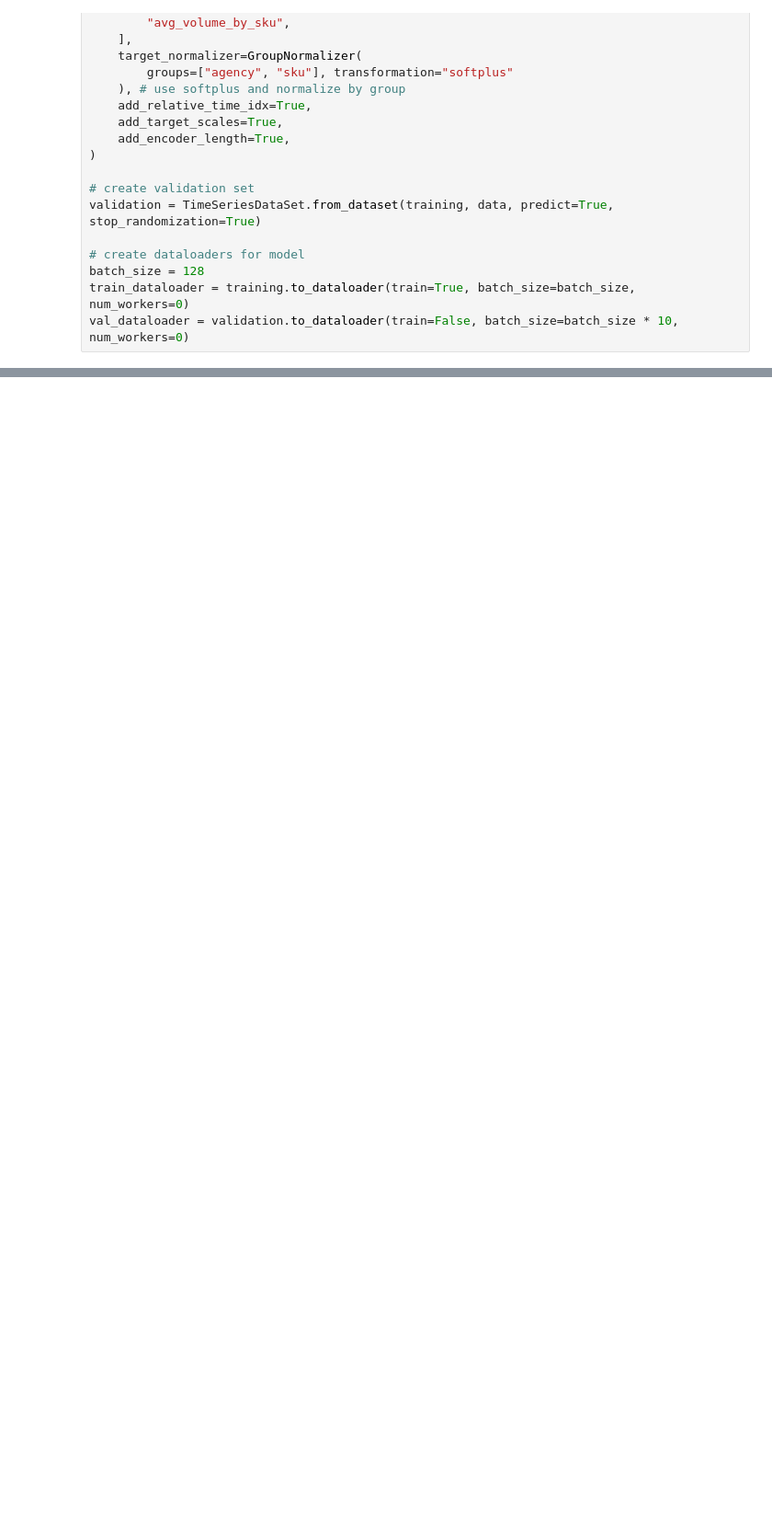
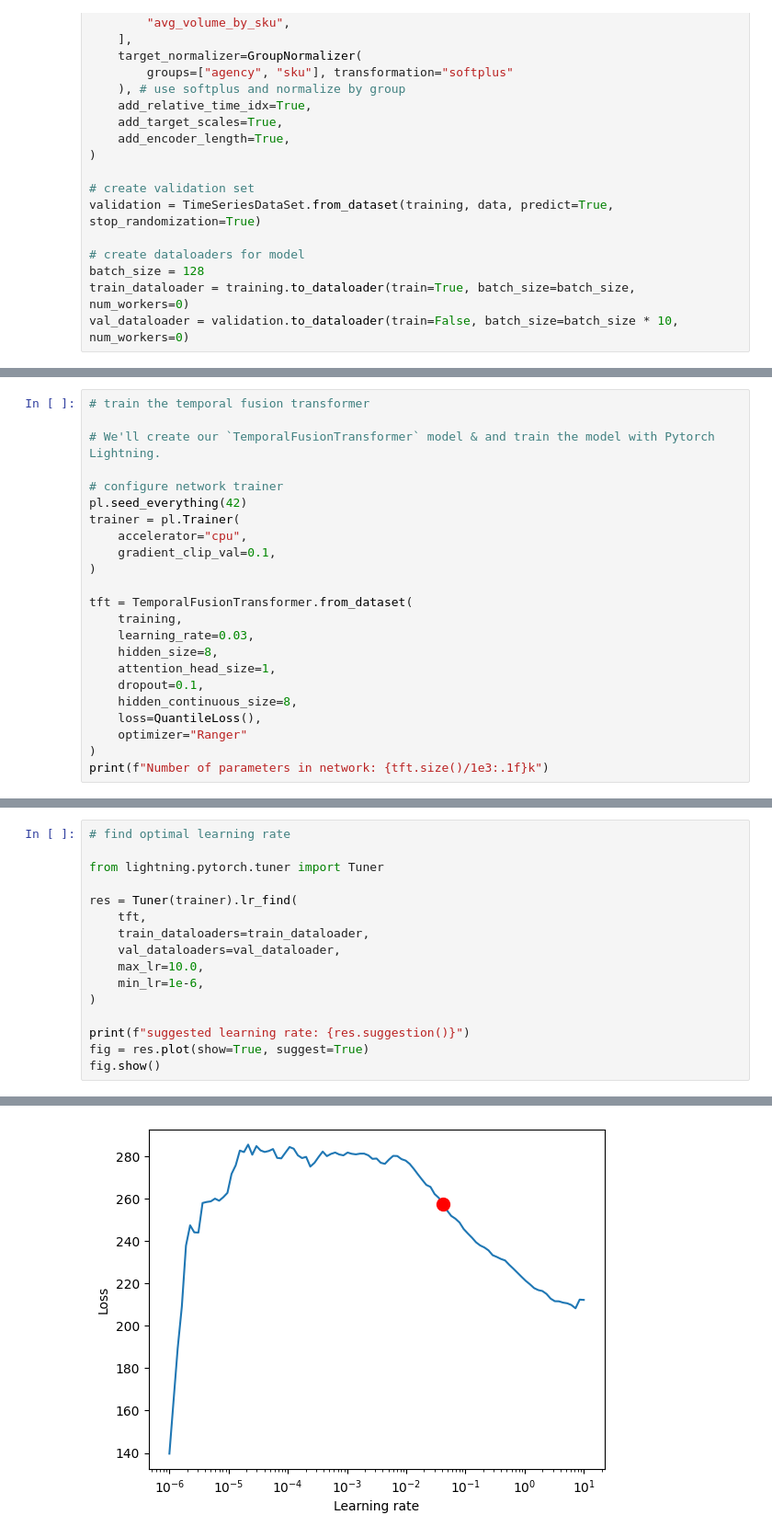
Before and after one commit to MMoronto/peutingar-labs, a Jupyter notebook: Forecasting_exercises.ipynb, the cells around one changed output, grey strips where cells are left out. Shown at 92% size. Saved outputs shown, nothing was run; the diff lists cells and outputs as text; blank space fills up the shorter version.

```diff
--- a/Forecasting_exercises.ipynb
+++ b/Forecasting_exercises.ipynb
@@ -531,0 +542,23 @@ val_dataloader = validation.to_dataloader(train=False, batch_size=batch_size * 1
+# %%
+# train the temporal fusion transformer
+
+# We'll create our `TemporalFusionTransformer` model & and train the model with Pytorch Lightning.
+
+# configure network trainer
+pl.seed_everything(42)
+trainer = pl.Trainer(
+    accelerator="cpu",
+    gradient_clip_val=0.1,
+)
+
+tft = TemporalFusionTransformer.from_dataset(
+    training,
+    learning_rate=0.03,
+    hidden_size=8,
+    attention_head_size=1,
+    dropout=0.1,
+    hidden_continuous_size=8,
+    loss=QuantileLoss(),
+    optimizer="Ranger"
+)
+print(f"Number of parameters in network: {tft.size()/1e3:.1f}k")
@@ -531,0 +573,17 @@ val_dataloader = validation.to_dataloader(train=False, batch_size=batch_size * 1
+# %%
+# find optimal learning rate
+
+from lightning.pytorch.tuner import Tuner
+
+res = Tuner(trainer).lr_find(
+    tft,
+    train_dataloaders=train_dataloader,
+    val_dataloaders=val_dataloader,
+    max_lr=10.0,
+    min_lr=1e-6,
+)
+
+print(f"suggested learning rate: {res.suggestion()}")
+fig = res.plot(show=True, suggest=True)
+fig.show()
+# %% [output]
@@ -531,0 +596 @@ val_dataloader = validation.to_dataloader(train=False, batch_size=batch_size * 1
+[figure, added]
```
Also changed, not shown: parts of 3 cells of this notebook.
